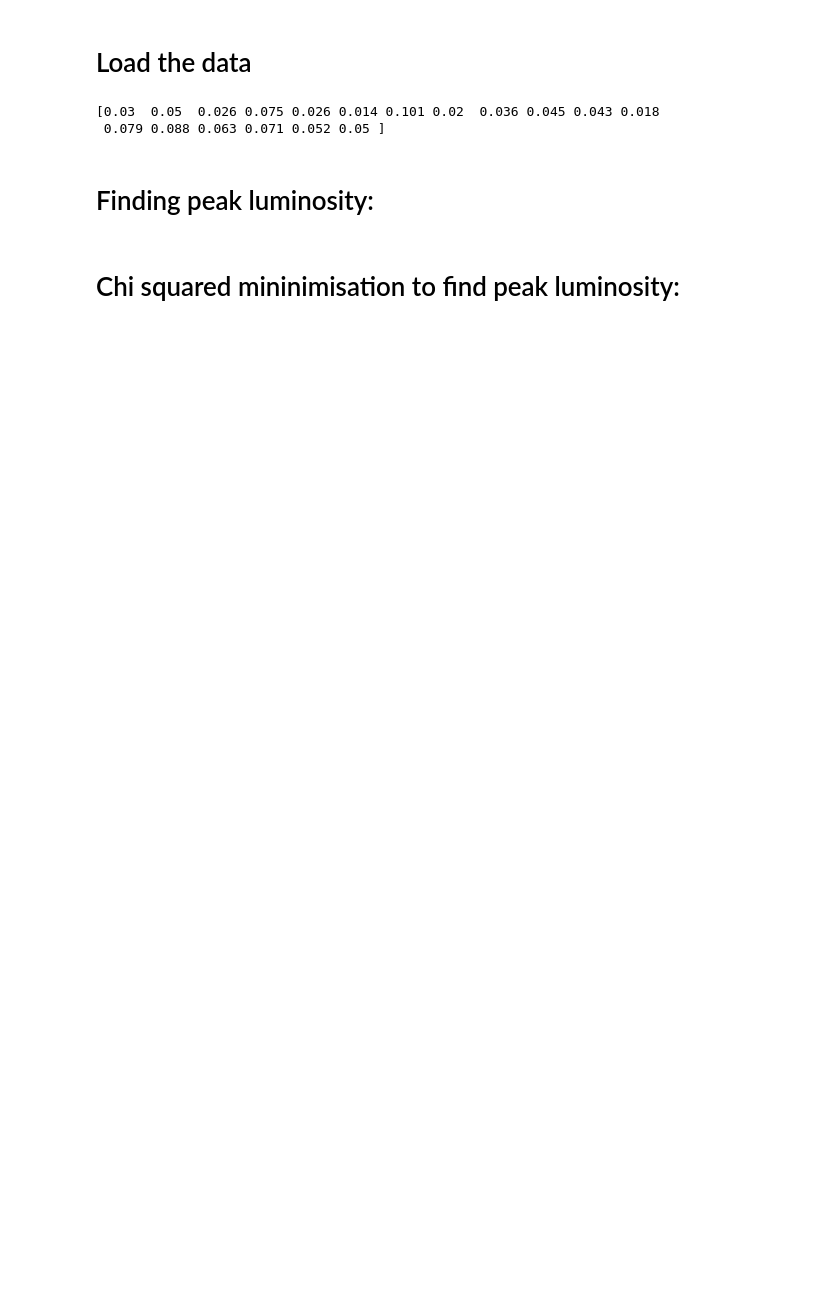
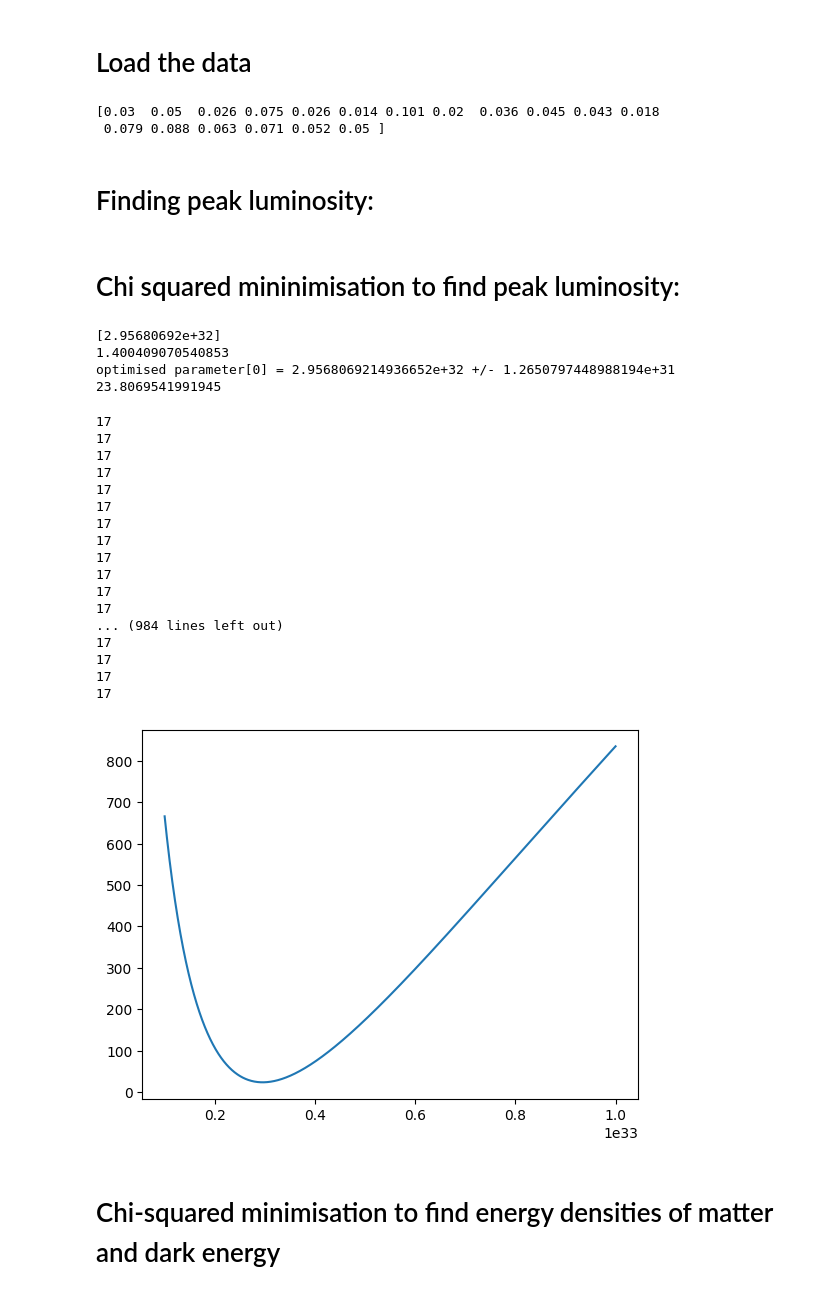
Before and after one commit to LightningMinion/Supernova-Cosmology, a Jupyter notebook: main-code.ipynb, the cells around one changed output. Cells and saved outputs as stored; diff of their text form; code cells hidden in the pictures; blank space fills up the shorter version.

```diff
--- a/main-code.ipynb
+++ b/main-code.ipynb
@@ -55,7 +65,7 @@ print(sn_z_near)
 # %% [markdown]
 # Finding peak luminosity:
 # %%
-f0 = 1
+f0 = 6.61* 10**-9 * 10**(-7) * (3.2408*10**(-25))**(-2)
 #6.61 * 10**(-9)
 # * 10**(-7) * (0.01)**(-2) * (10**(-10))**(-1)
 
@@ -63,11 +73,73 @@ def mag_model_near(z, *Lpl):
     rc = co_moving_dist_near(z)
     flux = Lpl[0]/(4*np.pi*(rc)**2)
     argument = flux/f0
-    print(argument)
+    #print(argument)
     mag = -2.5*np.log10(argument)
-    if mag.any() == 'nan':
-        print("Error!")
+    #print(mag)
     return mag
 # %% [markdown]
 # Chi squared mininimisation to find peak luminosity:
+# %%
+initial = np.array([1000000000]) #initial guess for L_peak_lambda
+deg_freedom = sn_z_near.size - initial.size #change x to actual data values
+popt, cov = scp.optimize.curve_fit(mag_model_near, # function to fit
+                                     sn_z_near, # x data
+                                     sn_mag_near, # y data
+                                     sigma=sn_mag_err_near, # set yerr as the array of error bars for the fit
+                                     absolute_sigma=True, # errors bars DO represent 1 std error
+                                     p0=initial, # starting point for fit
+                                     check_finite=True)
+# define variables
+print(popt)
+def chisq(model_params, x_data, y_data, y_err):
+    chisqval=0
+    for i in range(len(x_data)):
+        chisqval += ((y_data[i] - mag_model_near(x_data[i], *model_params))/y_err[i])**2
+        # NOTE again the asterisk (*) before 'model_params' here!
+    return chisqval
+
+chisq_min = chisq(popt, sn_z_near, sn_mag_near, sn_mag_err_near)
+reduced_chisq_min = chisq_min/deg_freedom
+print(reduced_chisq_min)
+popt_errs = np.sqrt(np.diag(cov))
+for i in range(len(popt)):
+    print('optimised parameter[{}] = {} +/- {}'.format(i, popt[i], popt_errs[i]))
+print(chisq_min)
+# %% [output]
+[2.95680692e+32]
+1.400409070540853
+optimised parameter[0] = 2.9568069214936652e+32 +/- 1.2650797448988194e+31
+23.8069541991945
+# %%
+Lpeak_trial_vals = np.linspace(10**32, 10**33, 1000)
+chisq_vals = np.zeros(len(Lpeak_trial_vals))
+for i in range(len(Lpeak_trial_vals)):
+    trial_Lpeak_val = np.array([Lpeak_trial_vals[i]])
+    chisq_vals[i] = chisq(np.array(trial_Lpeak_val), sn_z_near, sn_mag_near, sn_mag_err_near)
+print(deg_freedom)
+red_chisq_vals = chisq_vals/deg_freedom
+plt.figure(1)
+plt.plot(Lpeak_trial_vals, chisq_vals)
+plt.show()
+# %% [output]
+17
+17
+17
+17
+17
+17
+17
+17
+17
+17
+17
+17
+... (984 lines left out)
+17
+17
+17
+17
+[figure, added]
+# %% [markdown]
+# Chi-squared minimisation to find energy densities of matter and dark energy
 # %%
```
Also changed, not shown: parts of 6 cells of this notebook.
